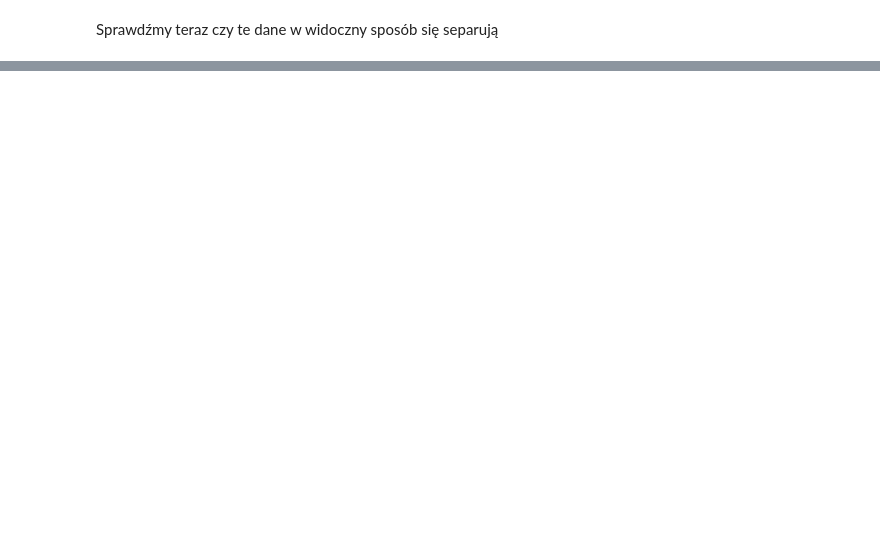
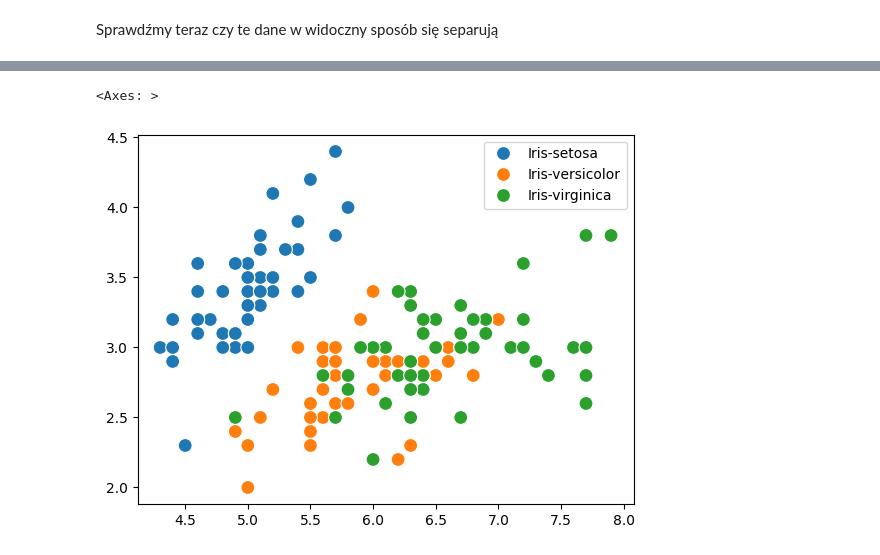
Before and after one commit to jgrynczewski/python_rozszerzenie_ds_27_04_2024, a Jupyter notebook: wizualizacja.ipynb, the cells around one changed output, grey strips where cells are left out. Saved outputs shown, nothing was run; the diff lists cells and outputs as text; code cells hidden in the pictures; blank space fills up the shorter version.

```diff
--- a/wizualizacja.ipynb
+++ b/wizualizacja.ipynb
@@ -23,2 +66,4 @@ Dane możemy wczytać z pliku
 # %%
 # wyciągamy etykiety
+labels = iris_array[1:, -1]
+labels
@@ -39,4 +172,10 @@ Sprawdźmy teraz czy te dane w widoczny sposób się separują
 # %%
 # zgrupowania płatków petal z etykietami
+import seaborn as sns
+
+sns.scatterplot(x=septal_length_arr, y=septal_width_arr, hue=labels, s=100)
+# %% [output]
+<Axes: >
+[figure, added]
 # %%
 # zgrupowania płatków petal z etykietami
```
Also changed, not shown: parts of 10 cells of this notebook, 1 other file.
